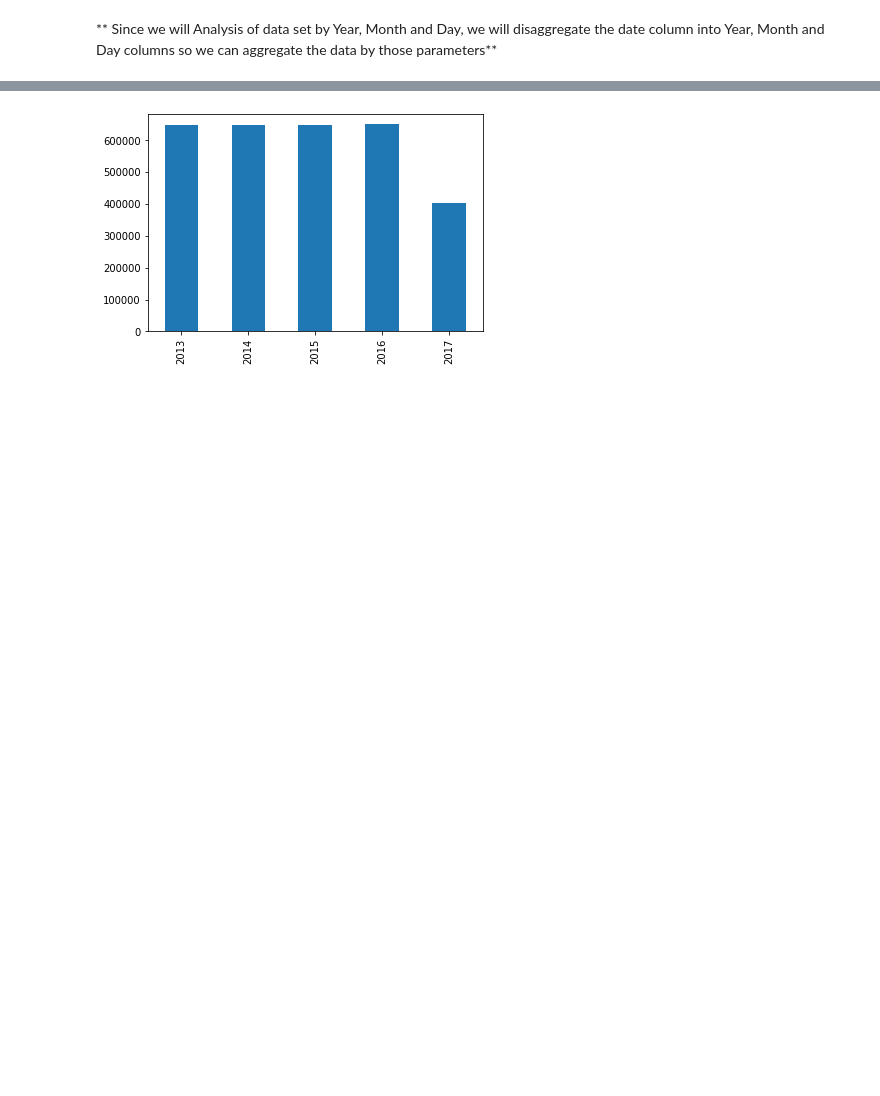
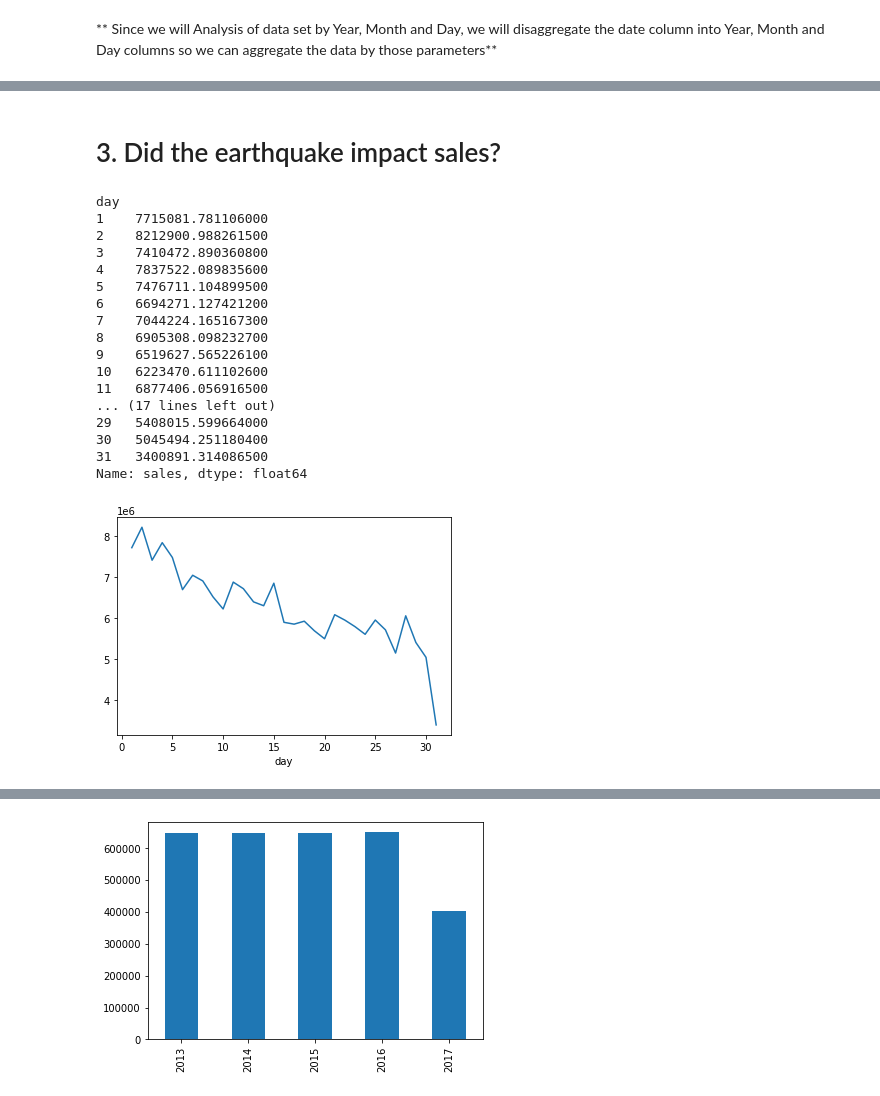
Before and after one commit to analyst-sisey/Time-Series-Forecasting, a Jupyter notebook: hypothesis.ipynb, the cells around one changed output, grey strips where cells are left out. Saved outputs shown, nothing was run; the diff lists cells and outputs as text; code cells hidden in the pictures; blank space fills up the shorter version.

```diff
--- a/hypothesis.ipynb
+++ b/hypothesis.ipynb
@@ -153,8 +143,9 @@ memory usage: 274.7+ MB
 df_train['date'] = pd.to_datetime(train['date'])
 df_train['year'] = df_train['date'].dt.year
 df_train['month'] = df_train['date'].dt.month
+df_train['day'] = df_train['date'].dt.day
 df_train['week'] = df_train['date'].dt.isocalendar().week
 df_train['quarter'] = df_train['date'].dt.quarter
 df_train['day_of_week'] = df_train['date'].dt.day_name()
-df_train.info()
+df_train
 # %% [output]
@@ -222,0 +238,17 @@ df_train.reset_index(drop=True, inplace=True)
+# %%
+sales_2013 =df_train.loc[df_train['year'] == 2013]
+sales_2014 =df_train.loc[df_train['year'] == 2014]
+sales_2015 =df_train.loc[df_train['year'] == 2015]
+sales_2016 =df_train.loc[df_train['year'] == 2016]
+sales_2017 =df_train.loc[df_train['year'] == 2017]
+a= int(sales_2013['sales'].min())
+b= int(sales_2014['sales'].min())
+c= int(sales_2015['sales'].min())
+d= int(sales_2016['sales'].min())
+e= int(sales_2017['sales'].min())
+a1= int(sales_2013['sales'].max())
+b1= int(sales_2014['sales'].max())
+c1= float(sales_2015['sales'].max())
+d1= int(sales_2016['sales'].max())
+e1= float(sales_2017['sales'].max())
+a1,b1,c1,d1,e1
@@ -222,0 +287,2 @@ df_train.reset_index(drop=True, inplace=True)
+# %% [markdown]
+# 3. Did the earthquake impact sales?
@@ -222,0 +300,30 @@ df_train.reset_index(drop=True, inplace=True)
+# %%
+total_sale = sales_2017.groupby(['day'])['sales'].sum()
+#total_sale = total_sale.sort_index()
+#total_sale.plot(x=total_sale.index, y=total_sale.values, ylabel= 'Funding Amount in Dollars',xlabel='Funding Year')
+total_sale.plot()
+#plt.show()
+#earth__quake =df_train.loc[df_train['date'] == '2016-04-17']
+#earth__quake
+#April 16, 2016
+#total_sale.plot.bar()
+total_sale
+# %% [output]
+day
+1    7715081.781106000
+2    8212900.988261500
+3    7410472.890360800
+4    7837522.089835600
+5    7476711.104899500
+6    6694271.127421200
+7    7044224.165167300
+8    6905308.098232700
+9    6519627.565226100
+10   6223470.611102600
+11   6877406.056916500
+... (17 lines left out)
+29   5408015.599664000
+30   5045494.251180400
+31   3400891.314086500
+Name: sales, dtype: float64
+[figure, added]
```
Also changed, not shown: parts of 69 cells of this notebook.
